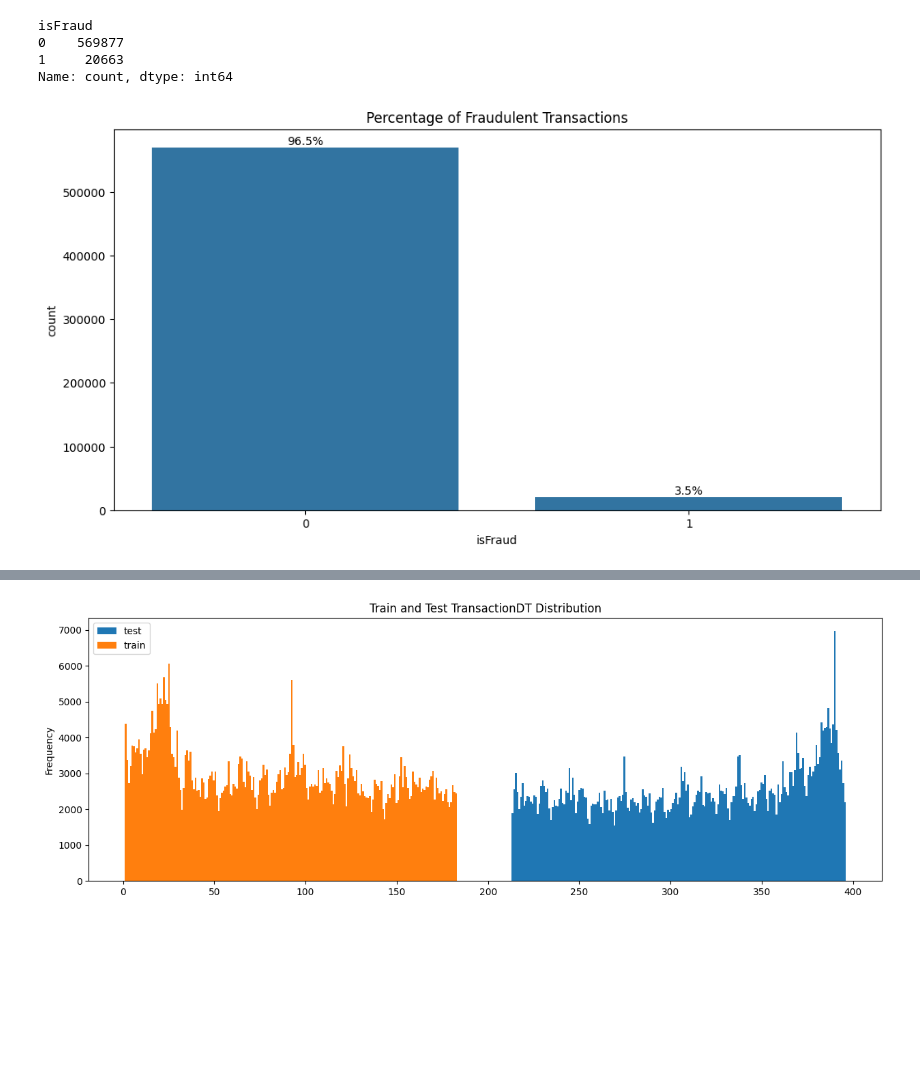
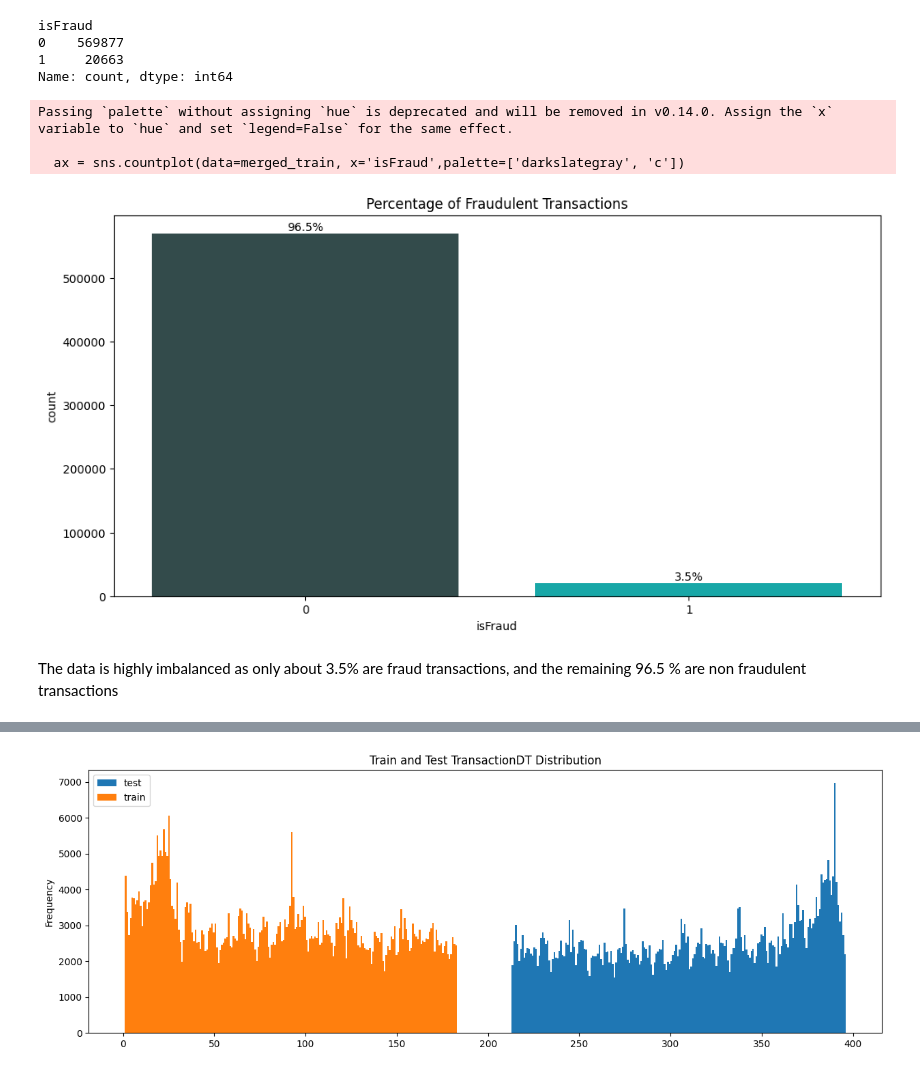
Before and after one commit to tranthikyphuong/IEEE-CIS-Fraud-Detection-Project, a Jupyter notebook: ieee-cis-fraud-detection.ipynb, the cells around one changed output, grey strips where cells are left out. Saved outputs shown, nothing was run; the diff lists cells and outputs as text; code cells hidden in the pictures; blank space fills up the shorter version.

Commit message:
Kaggle Notebook | IEEE-CIS Fraud Detection | Version 7

```diff
--- a/ieee-cis-fraud-detection.ipynb
+++ b/ieee-cis-fraud-detection.ipynb
@@ -102,18 +82,23 @@ Name: count, dtype: int64
 # %%
 plt.figure(figsize=(12, 6))
 
-ax = sns.countplot(data=merged_train, x='isFraud')
+ax = sns.countplot(data=merged_train, x='isFraud',palette=['darkslategray', 'c'])
 
 total = len(merged_train['isFraud'])
 
 for p in ax.patches:
     percentage = '{:.1f}%'.format(100 * p.get_height() / total)
     x = p.get_x() + p.get_width() / 2
     y = p.get_height()
     ax.annotate(percentage, (x, y), ha='center', va='bottom')
 
 
 plt.title('Percentage of Fraudulent Transactions')
 plt.show()
 # %% [output]
+Passing `palette` without assigning `hue` is deprecated and will be removed in v0.14.0. Assign the `x` variable to `hue` and set `legend=False` for the same effect.
+
+  ax = sns.countplot(data=merged_train, x='isFraud',palette=['darkslategray', 'c'])
-[figure, old version]
+[figure, new version]
+# %% [markdown]
+The data is highly imbalanced as only about 3.5% are fraud transactions, and the remaining 96.5 % are non fraudulent transactions
```
Also changed, not shown: parts of 6 cells of this notebook.
